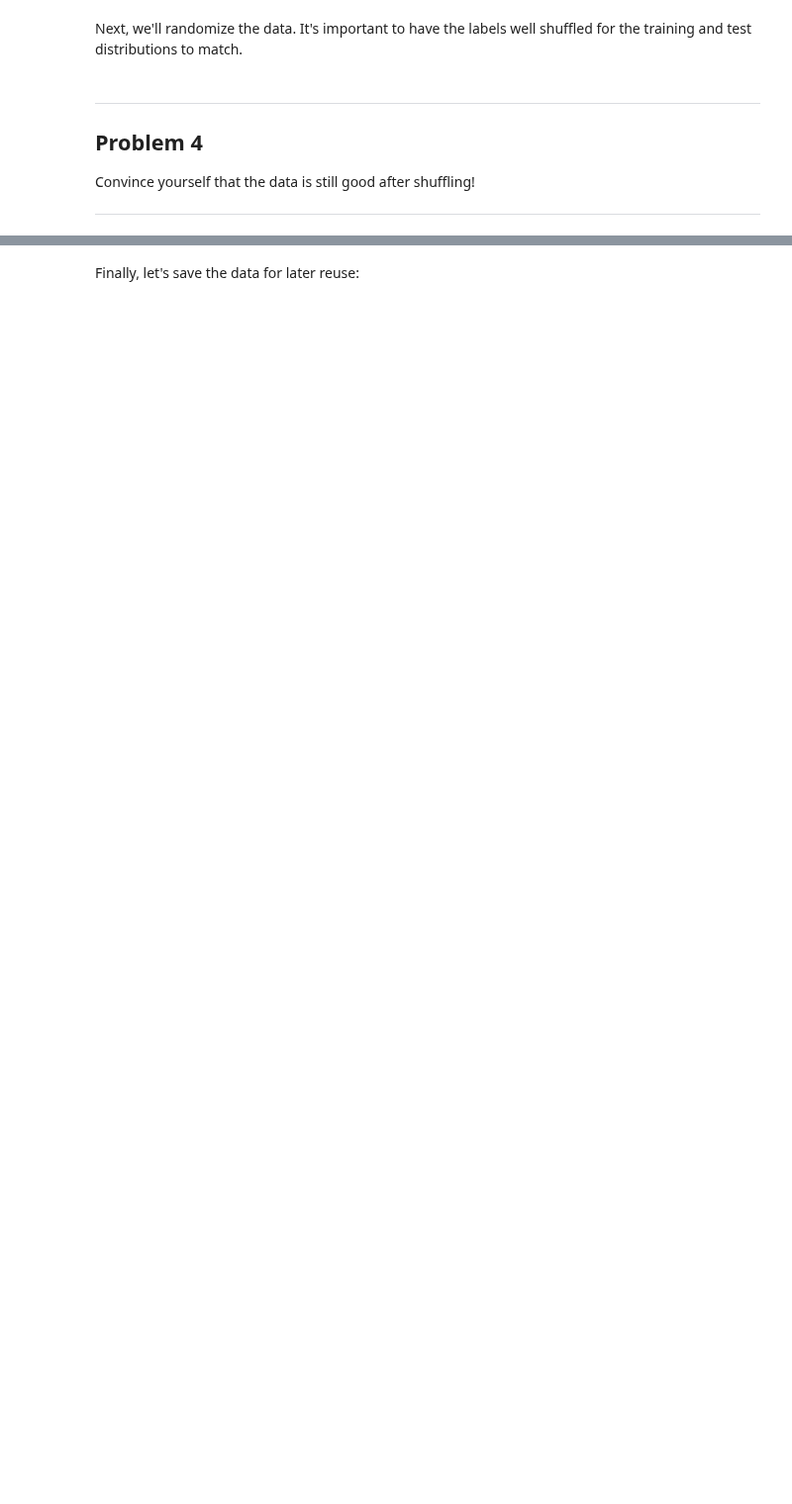
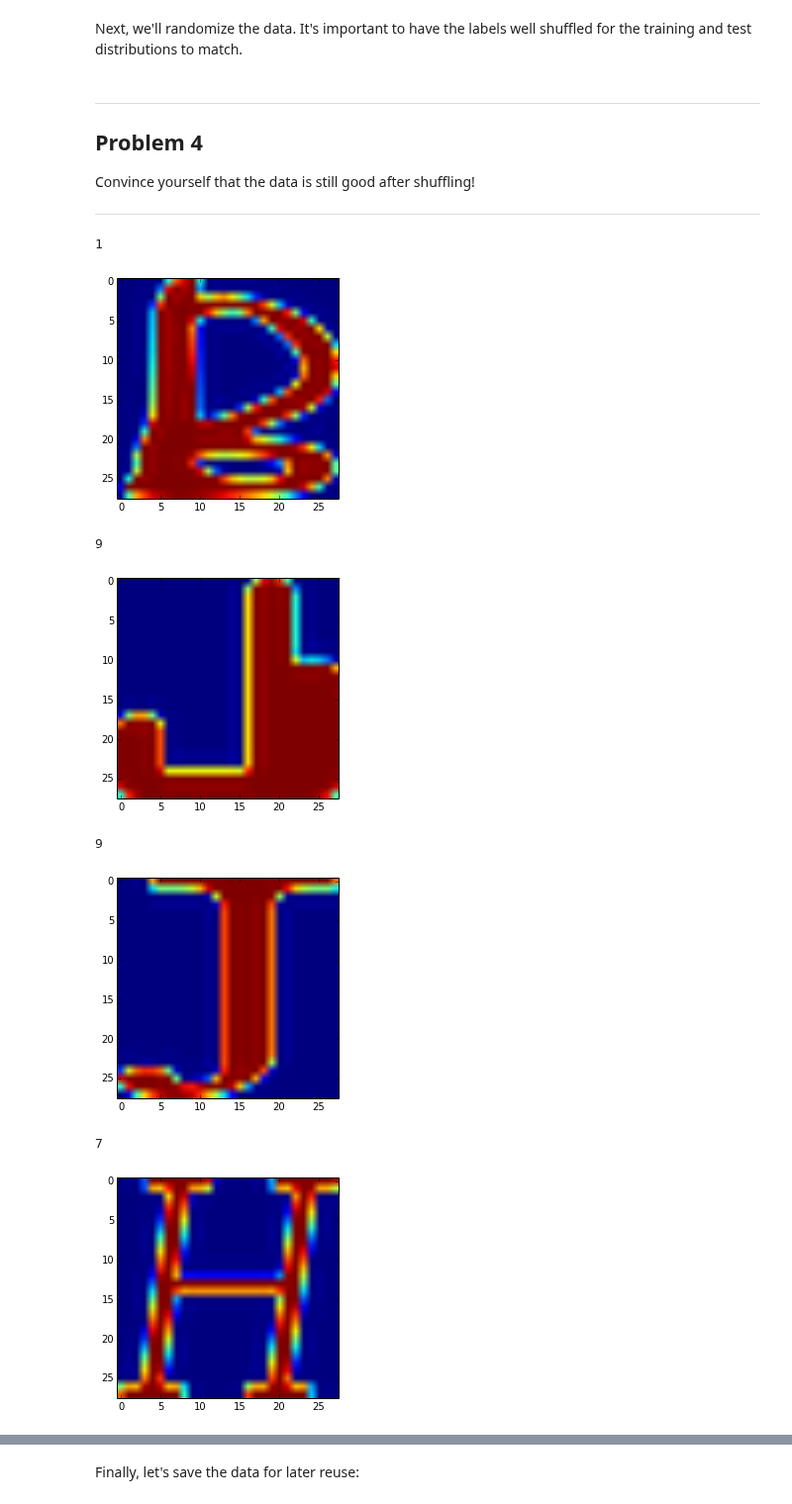
Before and after one commit to apatti/apatti_ml, a Jupyter notebook: deeplearning/tensorflow/udacity/1_notmnist.ipynb, the cells around one changed output, grey strips where cells are left out. Shown at 99% size. Saved outputs shown, nothing was run; the diff lists cells and outputs as text; code cells hidden in the pictures; blank space fills up the shorter version.

```diff
--- a/deeplearning/tensorflow/udacity/1_notmnist.ipynb
+++ b/deeplearning/tensorflow/udacity/1_notmnist.ipynb
@@ -344,3 +372,19 @@ Problem 4
 Convince yourself that the data is still good after shuffling!
 
 ---
+# %%
+#validating in train
+for i in range(1,6):
+    index = np.random.randint(train_dataset.shape[0])
+    print(train_labels[index])
+    plt.imshow(train_dataset[index,:,:])
+    plt.show()
+# %% [output]
+1
+[figure, added]
+9
+[figure, added]
+9
+[figure, added]
+7
+[figure, added]
```
Also changed, not shown: parts of 5 cells of this notebook.
